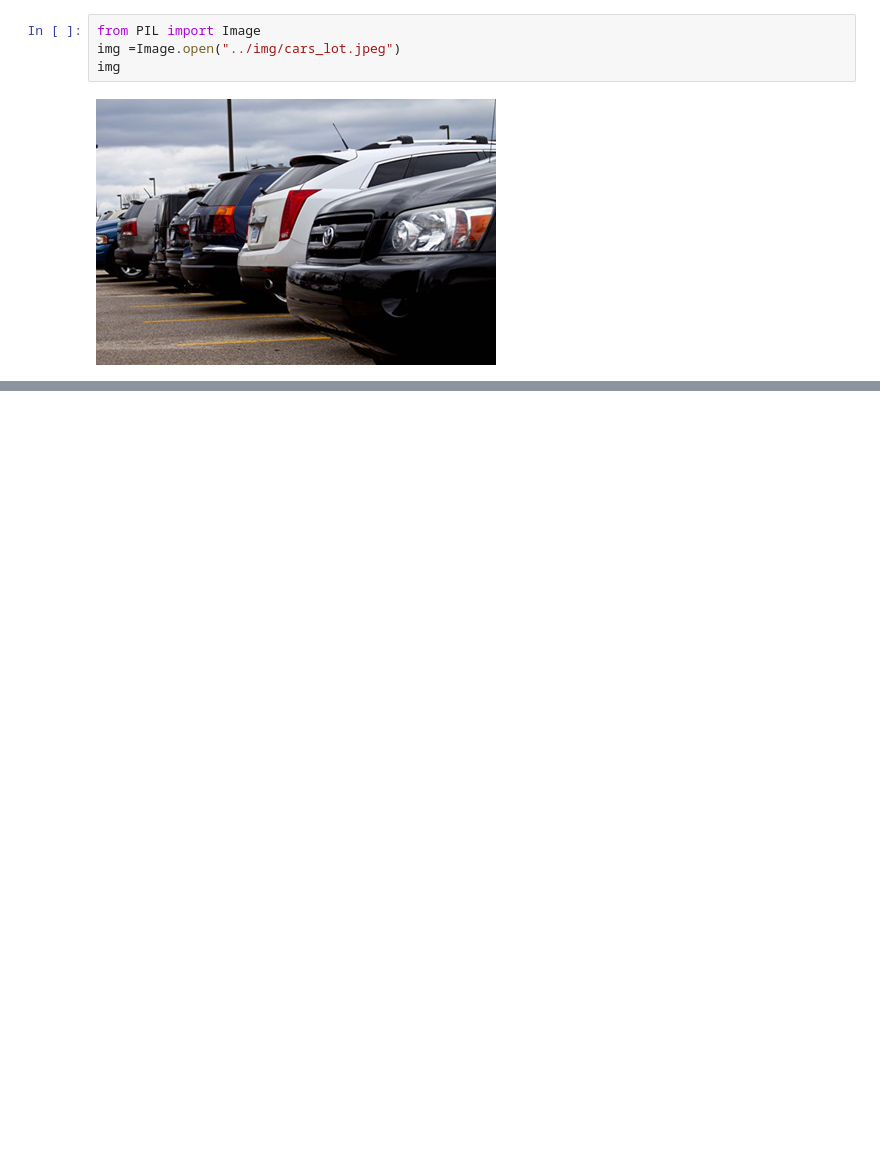
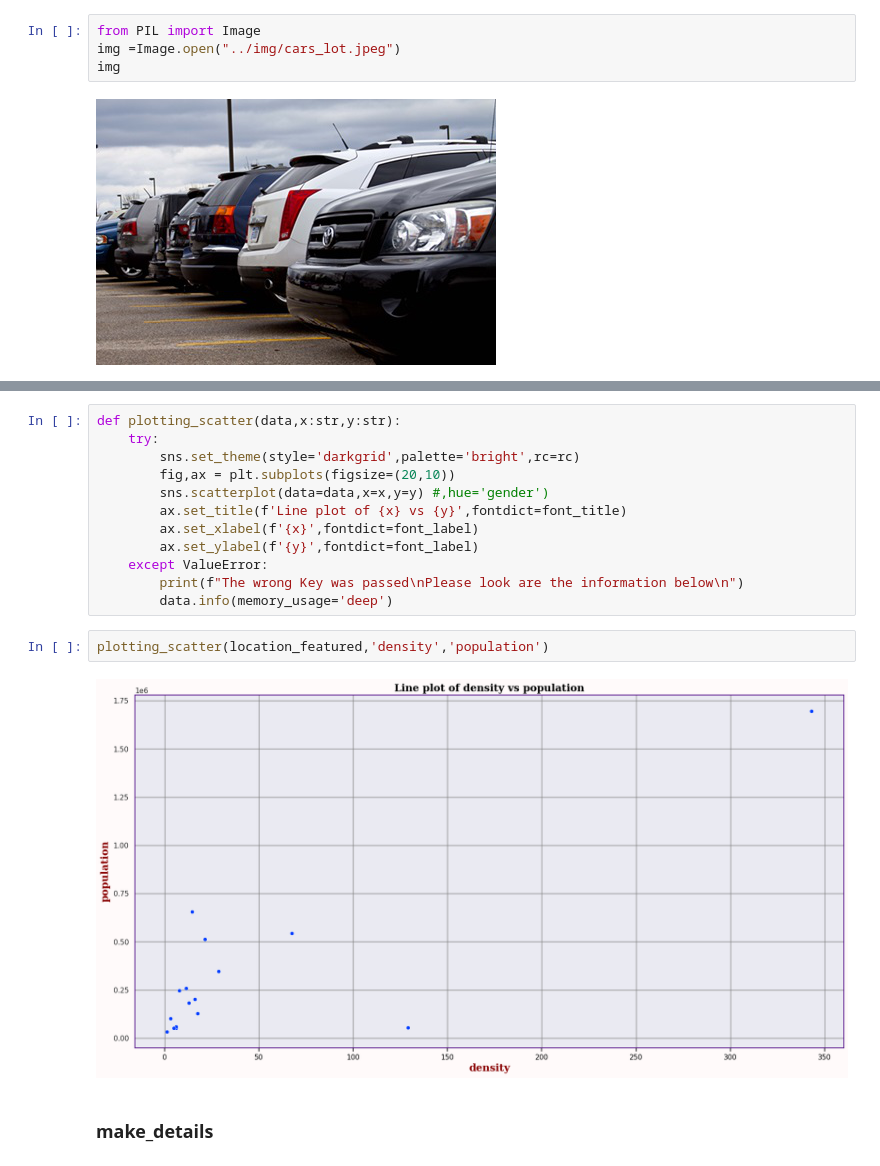
Before and after one commit to daniau23/motor_vehicle_thefts_analysis, a Jupyter notebook: eda/eda.ipynb, the cells around one changed output, grey strips where cells are left out. Drawn from its saved outputs; the diff is of its cells as text; blank space fills up the shorter version.

```diff
--- a/eda/eda.ipynb
+++ b/eda/eda.ipynb
@@ -17,0 +388,18 @@ img
+# %%
+def plotting_scatter(data,x:str,y:str):
+    try:
+        sns.set_theme(style='darkgrid',palette='bright',rc=rc)
+        fig,ax = plt.subplots(figsize=(20,10))
+        sns.scatterplot(data=data,x=x,y=y) #,hue='gender')
+        ax.set_title(f'Line plot of {x} vs {y}',fontdict=font_title)
+        ax.set_xlabel(f'{x}',fontdict=font_label)
+        ax.set_ylabel(f'{y}',fontdict=font_label)
+    except ValueError:
+        print(f"The wrong Key was passed\nPlease look are the information below\n")
+        data.info(memory_usage='deep')
+# %%
+plotting_scatter(location_featured,'density','population')
+# %% [output]
+[figure, added]
+# %% [markdown]
+### **make_details**
```
Also changed, not shown: parts of 42 cells of this notebook.
